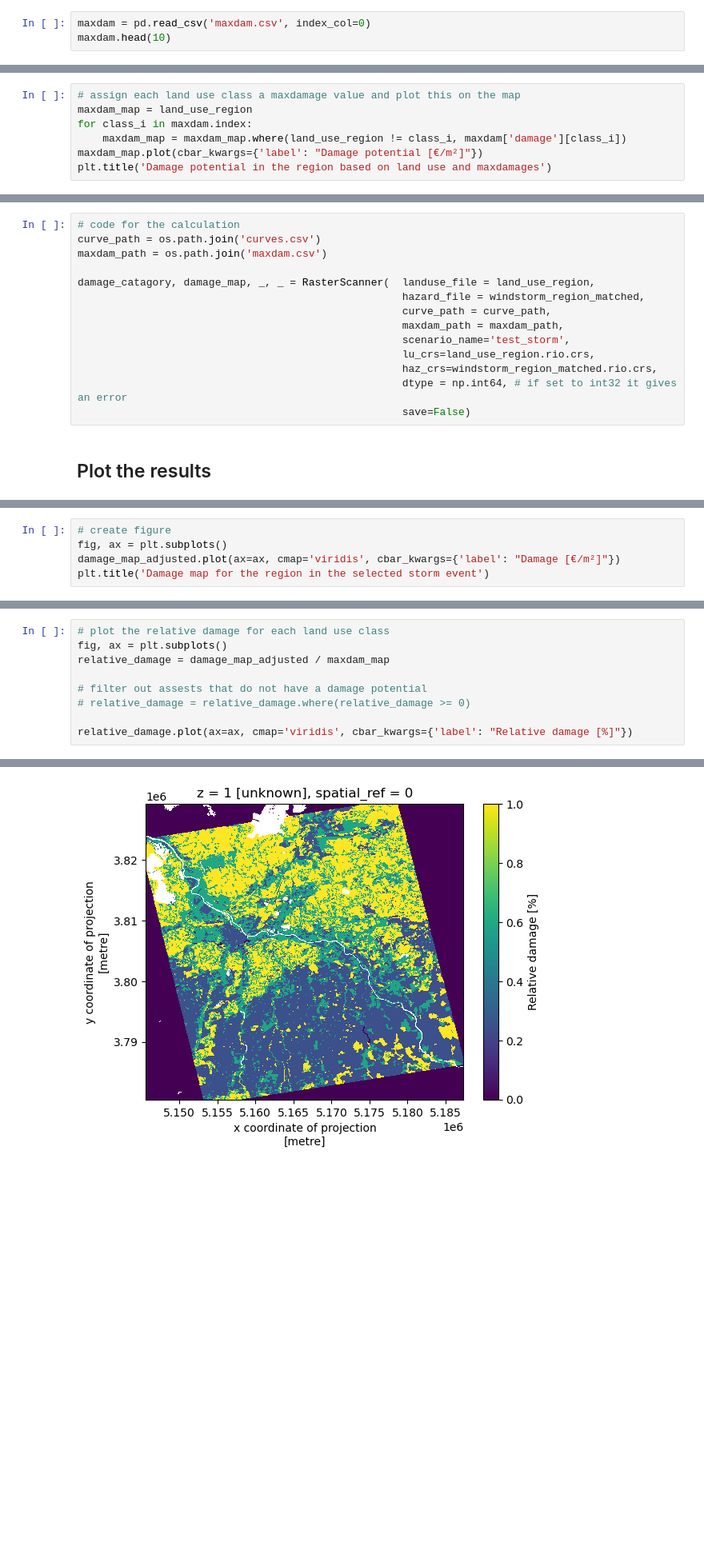
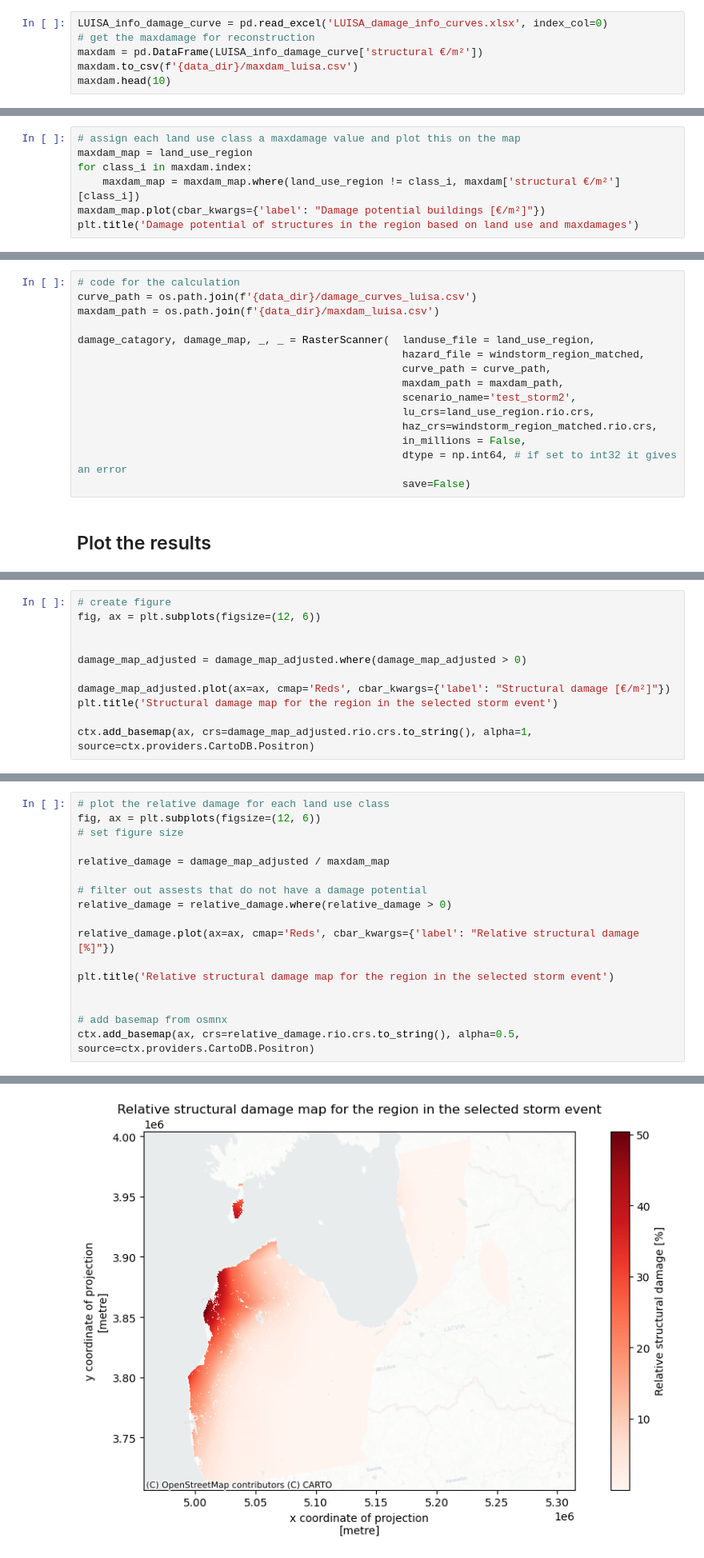
Before and after one commit to CLIMAAX/STORMS, a Jupyter notebook: WIND_raster_LUISA.ipynb, the cells around one changed output, grey strips where cells are left out. Shown at 80% size. Cells and saved outputs as stored; diff of their text form; blank space fills up the shorter version.

```diff
--- a/WIND_raster_LUISA.ipynb
+++ b/WIND_raster_LUISA.ipynb
@@ -243,4 +251,7 @@ Next, we take a look a the maximum damage that can occur per land use class  [
 # %%
-maxdam = pd.read_csv('maxdam.csv', index_col=0)
+LUISA_info_damage_curve = pd.read_excel('LUISA_damage_info_curves.xlsx', index_col=0)
+# get the maxdamage for reconstruction
+maxdam = pd.DataFrame(LUISA_info_damage_curve['structural €/m²'])
+maxdam.to_csv(f'{data_dir}/maxdam_luisa.csv')
 maxdam.head(10)
 # %% [output]
@@ -327,7 +360,7 @@ Now that we have our region of interst for the land cover. It is also interestin
 # assign each land use class a maxdamage value and plot this on the map
 maxdam_map = land_use_region
 for class_i in maxdam.index:
-    maxdam_map = maxdam_map.where(land_use_region != class_i, maxdam['damage'][class_i])
-maxdam_map.plot(cbar_kwargs={'label': "Damage potential [€/m²]"})
-plt.title('Damage potential in the region based on land use and maxdamages')
+    maxdam_map = maxdam_map.where(land_use_region != class_i, maxdam['structural €/m²'][class_i])
+maxdam_map.plot(cbar_kwargs={'label': "Damage potential buildings [€/m²]"})
+plt.title('Damage potential of structures in the region based on land use and maxdamages')
 # %% [output]
@@ -385,16 +455,17 @@ land_use_region=land_use_region.transpose('y', 'x')
 Now that we have everything ready, we can do the damage calculation using the RasterScanner function from the DamageScanner python package. Making the
 # %%
 # code for the calculation
-curve_path = os.path.join('curves.csv')
-maxdam_path = os.path.join('maxdam.csv')
+curve_path = os.path.join(f'{data_dir}/damage_curves_luisa.csv')
+maxdam_path = os.path.join(f'{data_dir}/maxdam_luisa.csv')
 
 damage_catagory, damage_map, _, _ = RasterScanner(  landuse_file = land_use_region,
                                                     hazard_file = windstorm_region_matched,
                                                     curve_path = curve_path,
                                                     maxdam_path = maxdam_path,
-                                                    scenario_name='test_storm',
+                                                    scenario_name='test_storm2',
                                                     lu_crs=land_use_region.rio.crs,
                                                     haz_crs=windstorm_region_matched.rio.crs,
+                                                    in_millions = False,
                                                     dtype = np.int64, # if set to int32 it gives an error
                                                     save=False)
 # %% [markdown]
@@ -421,7 +494,13 @@ damage_catagory.head(10)
 damage_map_adjusted = damage_map / (abs(damage_map.rio.resolution()[0] * damage_map.rio.resolution()[1]))
 # %%
 # create figure
-fig, ax = plt.subplots()
-damage_map_adjusted.plot(ax=ax, cmap='viridis', cbar_kwargs={'label': "Damage [€/m²]"})
-plt.title('Damage map for the region in the selected storm event')
+fig, ax = plt.subplots(figsize=(12, 6))
+
+
+damage_map_adjusted = damage_map_adjusted.where(damage_map_adjusted > 0)
+
+damage_map_adjusted.plot(ax=ax, cmap='Reds', cbar_kwargs={'label': "Structural damage [€/m²]"})
+plt.title('Structural damage map for the region in the selected storm event')
+
+ctx.add_basemap(ax, crs=damage_map_adjusted.rio.crs.to_string(), alpha=1, source=ctx.providers.CartoDB.Positron)
 # %% [output]
@@ -430,10 +508,18 @@ Text(0.5, 1.0, 'Damage map for the region in the selected storm event')
 # %%
 # plot the relative damage for each land use class
-fig, ax = plt.subplots()
+fig, ax = plt.subplots(figsize=(12, 6))
+# set figure size
+
 relative_damage = damage_map_adjusted / maxdam_map
 
 # filter out assests that do not have a damage potential
-# relative_damage = relative_damage.where(relative_damage >= 0)
+relative_damage = relative_damage.where(relative_damage > 0)
 
-relative_damage.plot(ax=ax, cmap='viridis', cbar_kwargs={'label': "Relative damage [%]"})
+relative_damage.plot(ax=ax, cmap='Reds', cbar_kwargs={'label': "Relative structural damage [%]"})
+
+plt.title('Relative structural damage map for the region in the selected storm event')
+
+
+# add basemap from osmnx
+ctx.add_basemap(ax, crs=relative_damage.rio.crs.to_string(), alpha=0.5, source=ctx.providers.CartoDB.Positron)
 # %% [output]
@@ -441,4 +526,4 @@ relative_damage.plot(ax=ax, cmap='viridis', cbar_kwargs={'label': "Relative dama
-[figure, old version]
+[figure, new version]
 # %% [markdown]
 ## Conclusions
 
```
Also changed, not shown: parts of 32 cells of this notebook, 2 other files.
